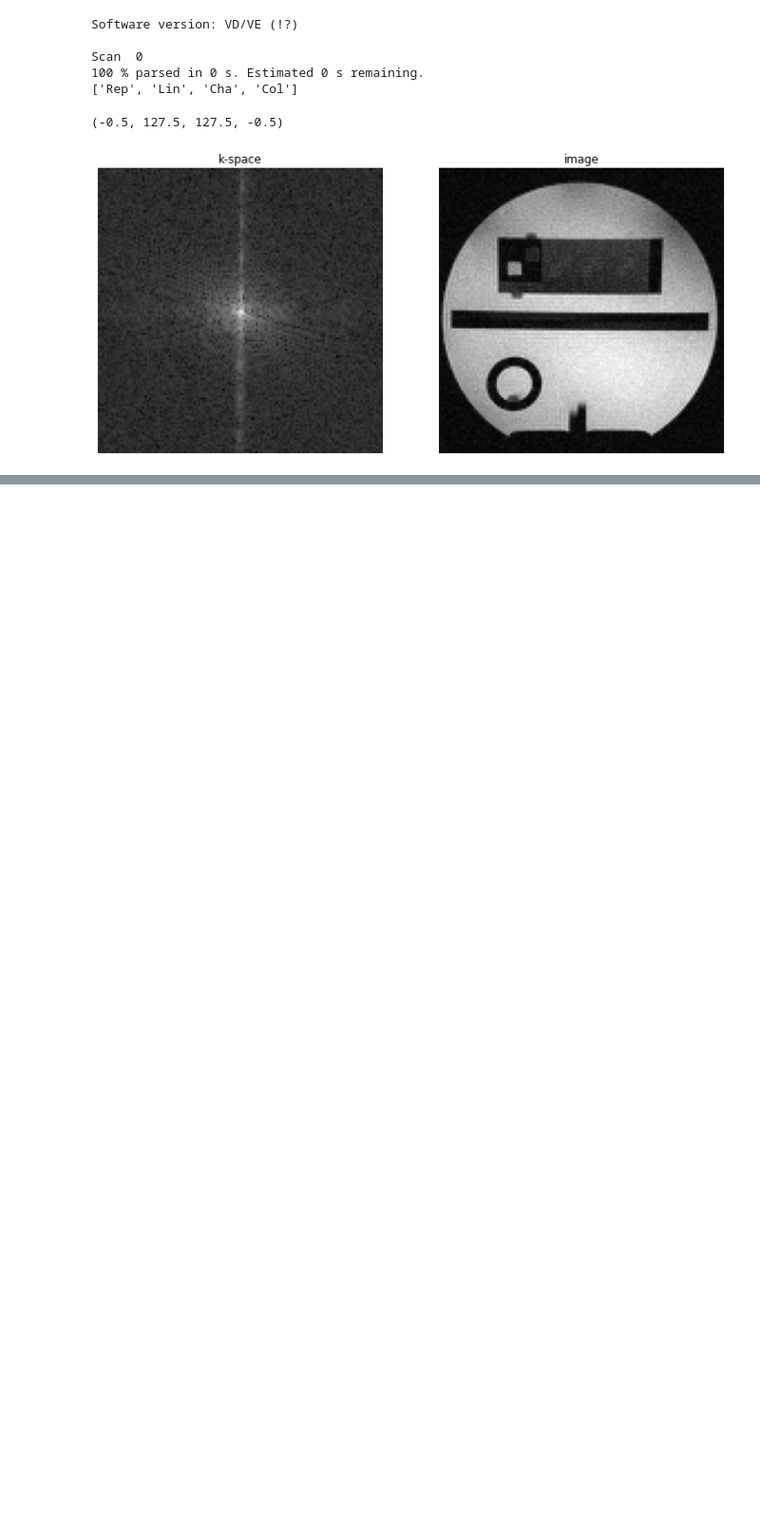
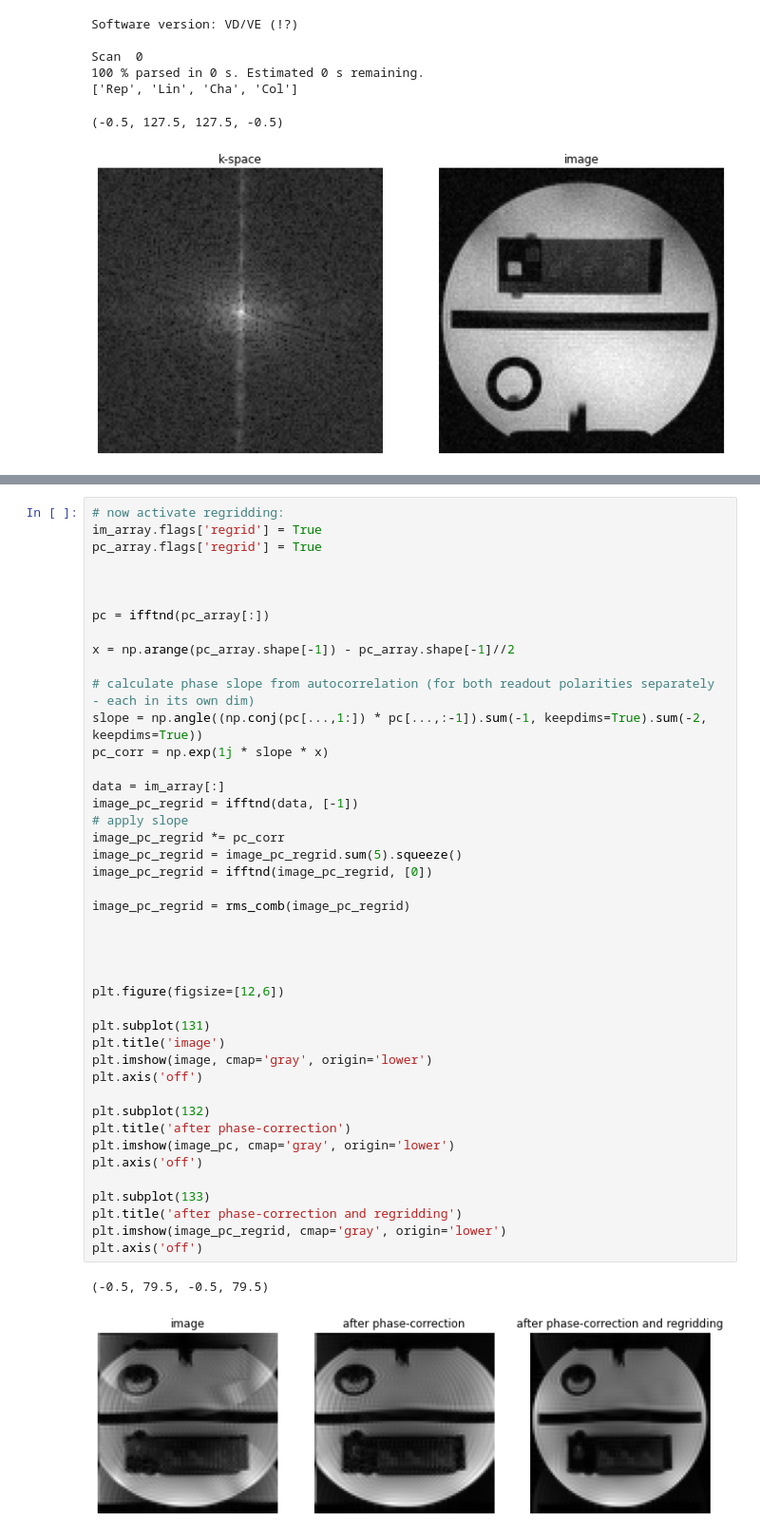
Before and after one commit to pehses/twixtools, a Jupyter notebook: demo/recon_example.ipynb, the cells around one changed output, grey strips where cells are left out. Shown at 95% size. Cells and saved outputs as stored; diff of their text form; blank space fills up the shorter version.

Commit message:
regridding working; better twixprot reader (with help from pymapvbvd)

```diff
--- a/demo/recon_example.ipynb
+++ b/demo/recon_example.ipynb
@@ -166,0 +159,46 @@ pc_angle.shape
+# %%
+# now activate regridding:
+im_array.flags['regrid'] = True
+pc_array.flags['regrid'] = True
+
+
+
+pc = ifftnd(pc_array[:])
+
+x = np.arange(pc_array.shape[-1]) - pc_array.shape[-1]//2
+
+# calculate phase slope from autocorrelation (for both readout polarities separately - each in its own dim)
+slope = np.angle((np.conj(pc[...,1:]) * pc[...,:-1]).sum(-1, keepdims=True).sum(-2, keepdims=True))
+pc_corr = np.exp(1j * slope * x)
+
+data = im_array[:]
+image_pc_regrid = ifftnd(data, [-1])
+# apply slope
+image_pc_regrid *= pc_corr
+image_pc_regrid = image_pc_regrid.sum(5).squeeze()
+image_pc_regrid = ifftnd(image_pc_regrid, [0])
+
+image_pc_regrid = rms_comb(image_pc_regrid)
+
+
+
+
+plt.figure(figsize=[12,6])
+
+plt.subplot(131)
+plt.title('image')
+plt.imshow(image, cmap='gray', origin='lower')
+plt.axis('off')
+
+plt.subplot(132)
+plt.title('after phase-correction')
+plt.imshow(image_pc, cmap='gray', origin='lower')
+plt.axis('off')
+
+plt.subplot(133)
+plt.title('after phase-correction and regridding')
+plt.imshow(image_pc_regrid, cmap='gray', origin='lower')
+plt.axis('off')
+# %% [output]
+(-0.5, 79.5, -0.5, 79.5)
+[figure, added]
```
Also changed, not shown: parts of 13 cells of this notebook, 2 other files.
